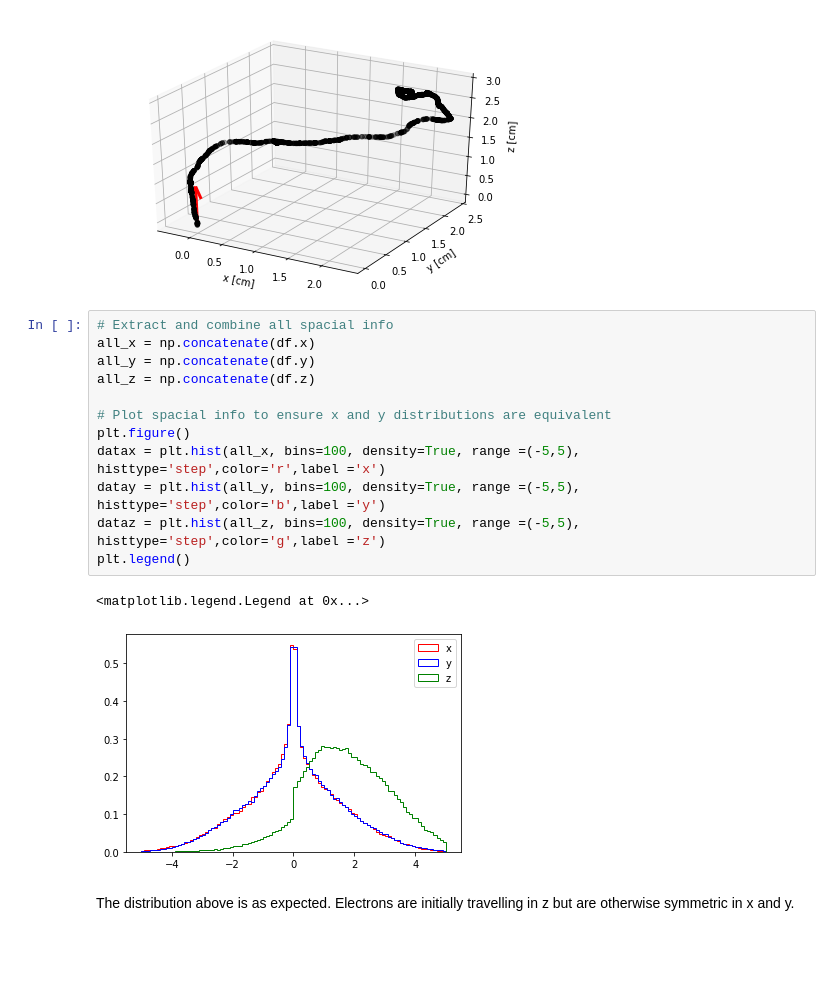
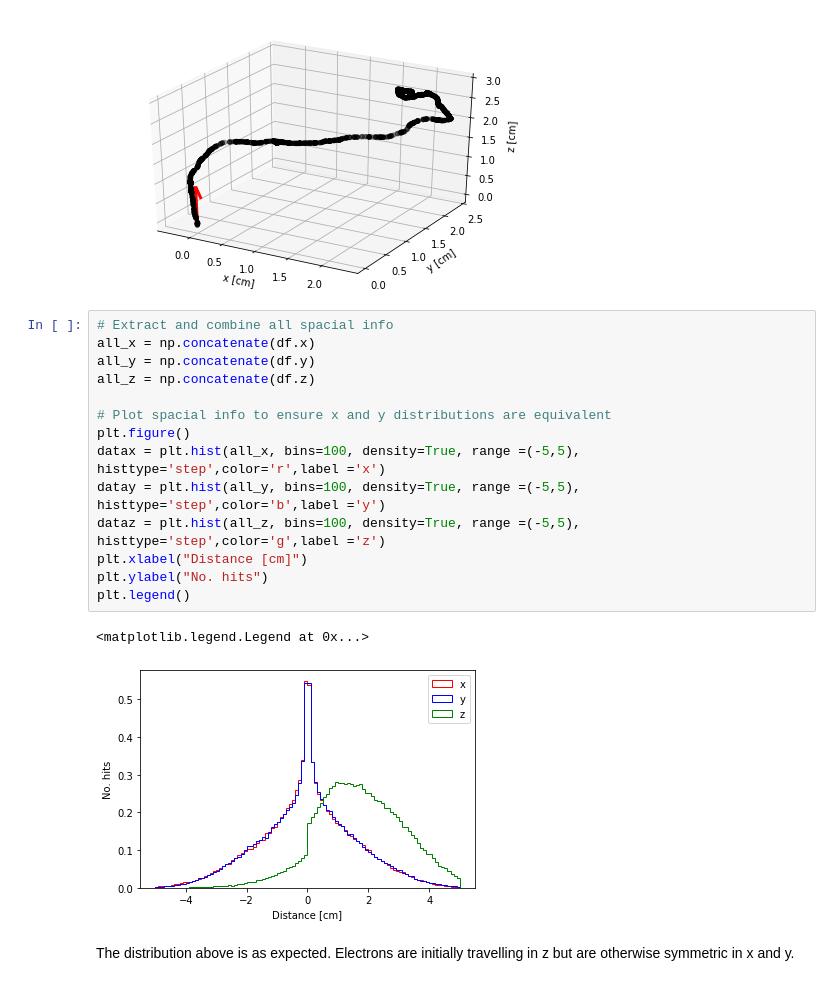
Before and after one commit to mghrear/3D_Heteroscedastic_Convnet, a Jupyter notebook: explore_data.ipynb, the cells around one changed output. Drawn from its saved outputs; the diff is of its cells as text; blank space fills up the shorter version.

```diff
--- a/explore_data.ipynb
+++ b/explore_data.ipynb
@@ -51,18 +49,20 @@ mytools.plot_track_dir(x_points = df.iloc[i]['x'], y_points = df.iloc[i]['y'], z
 # %%
 # Extract and combine all spacial info
 all_x = np.concatenate(df.x)
 all_y = np.concatenate(df.y)
 all_z = np.concatenate(df.z)
 
 # Plot spacial info to ensure x and y distributions are equivalent
 plt.figure()
 datax = plt.hist(all_x, bins=100, density=True, range =(-5,5), histtype='step',color='r',label ='x')
 datay = plt.hist(all_y, bins=100, density=True, range =(-5,5), histtype='step',color='b',label ='y')
 dataz = plt.hist(all_z, bins=100, density=True, range =(-5,5), histtype='step',color='g',label ='z')
+plt.xlabel("Distance [cm]")
+plt.ylabel("No. hits")
 plt.legend()
 # %% [output]
 <matplotlib.legend.Legend at 0x...>
-[figure, old version]
+[figure, new version]
 # %% [markdown]
 The distribution above is as expected. Electrons are initially travelling in z but are otherwise symmetric in x and y.
 # %% [markdown]
```
Also changed, not shown: parts of 6 cells of this notebook.
